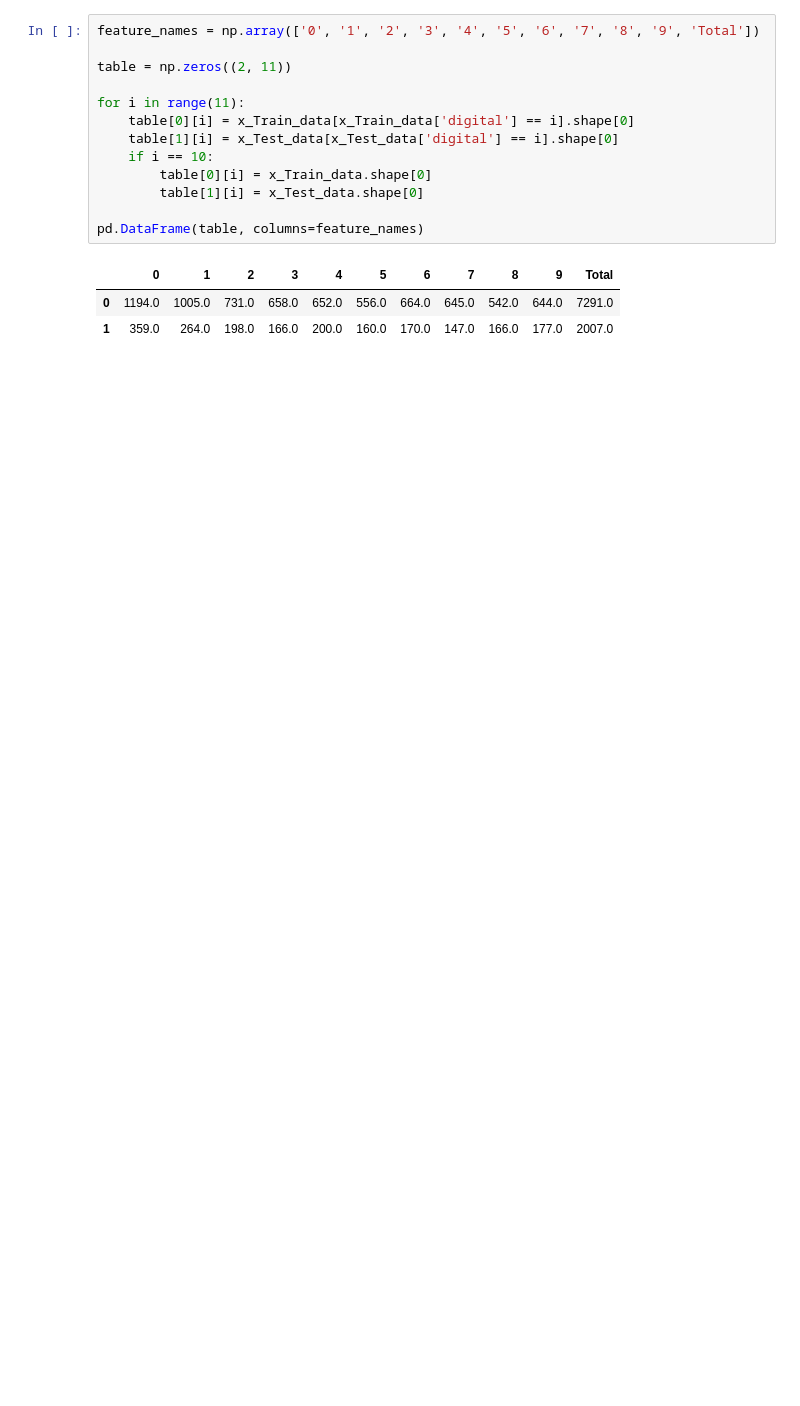
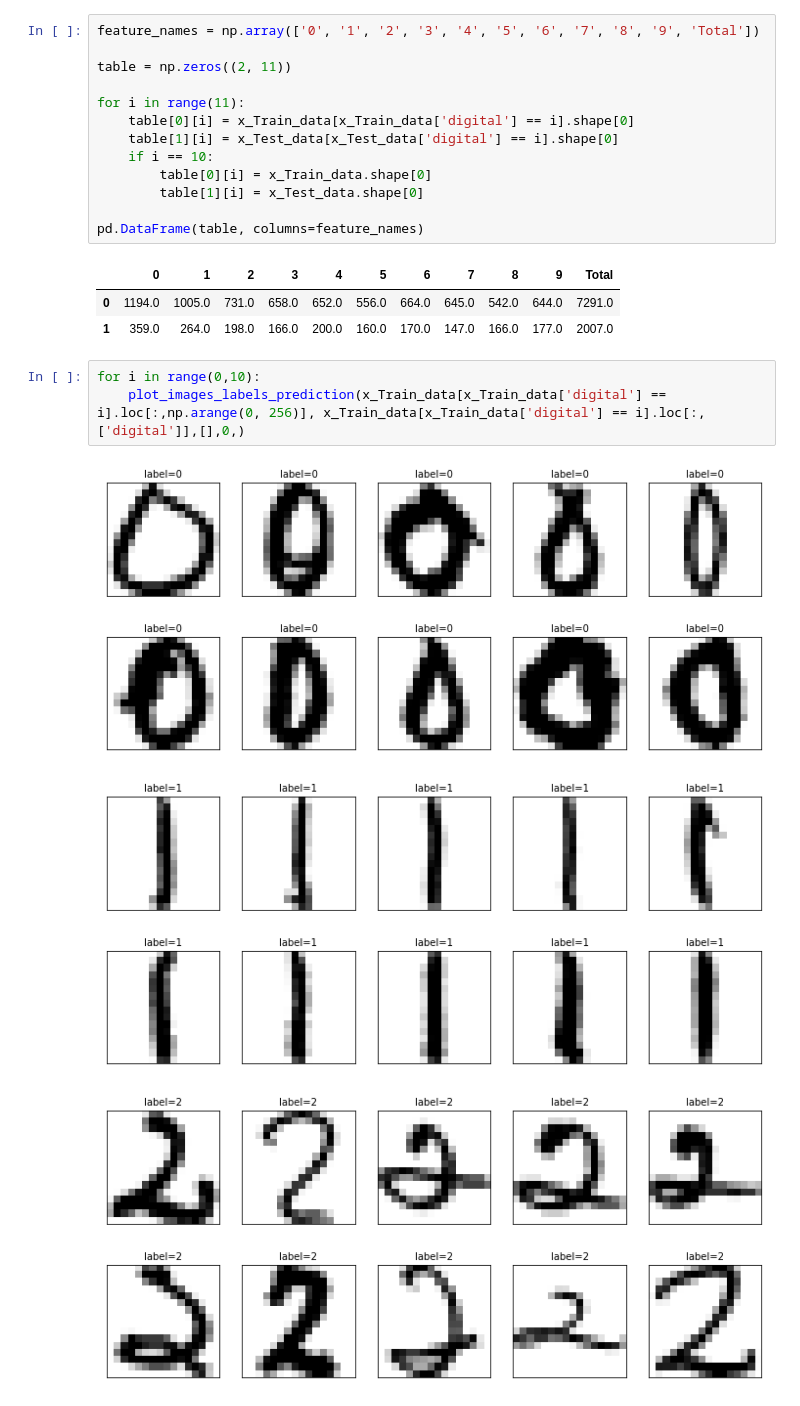
Before and after one commit to Chris99252/NCUC-DataAnalysis, a Jupyter notebook: HW2-HandWritter.ipynb, the cells around one changed output. Saved outputs shown, nothing was run; the diff lists cells and outputs as text; blank space fills up the shorter version.

```diff
--- a/HW2-HandWritter.ipynb
+++ b/HW2-HandWritter.ipynb
@@ -45,3 +85,10 @@ pd.DataFrame(table, columns=feature_names)
 |  | 0 | 1 | 2 | 3 | 4 | 5 | 6 | 7 | 8 | 9 | Total |
 | 0 | 1194.0 | 1005.0 | 731.0 | 658.0 | 652.0 | 556.0 | 664.0 | 645.0 | 542.0 | 644.0 | 7291.0 |
 | 1 | 359.0 | 264.0 | 198.0 | 166.0 | 200.0 | 160.0 | 170.0 | 147.0 | 166.0 | 177.0 | 2007.0 |
+# %%
+for i in range(0,10):
+    plot_images_labels_prediction(x_Train_data[x_Train_data['digital'] == i].loc[:,np.arange(0, 256)], x_Train_data[x_Train_data['digital'] == i].loc[:,['digital']],[],0,)
+# %% [output]
+[figure, added]
+[figure, added]
+[figure, added]
```
Also changed, not shown: parts of 34 cells of this notebook.
